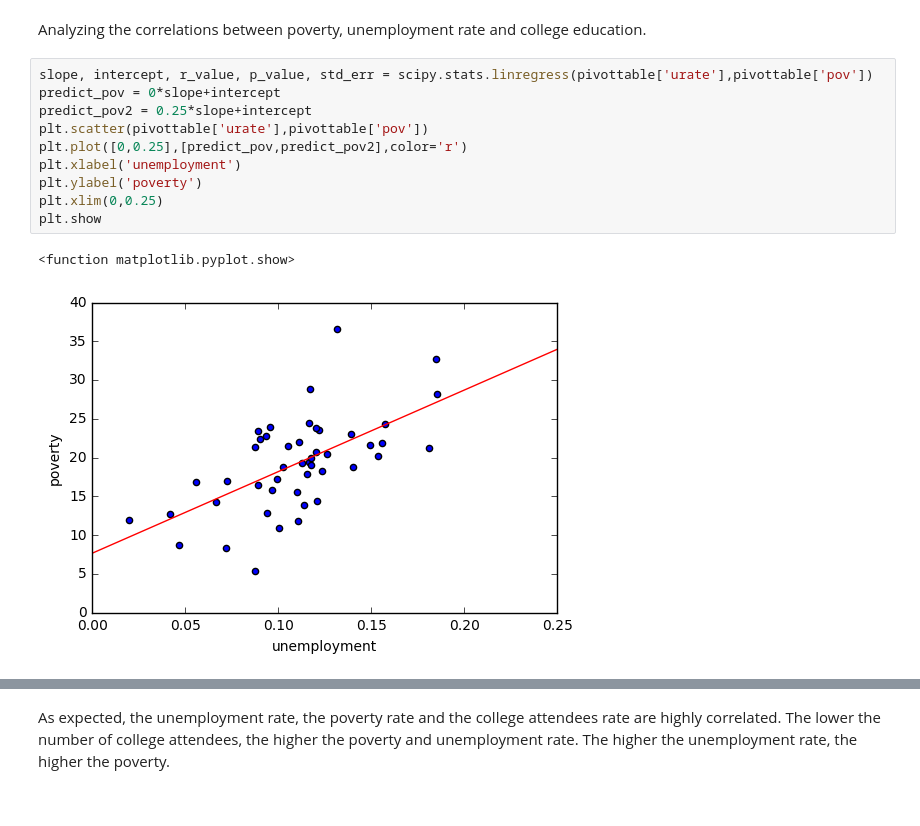
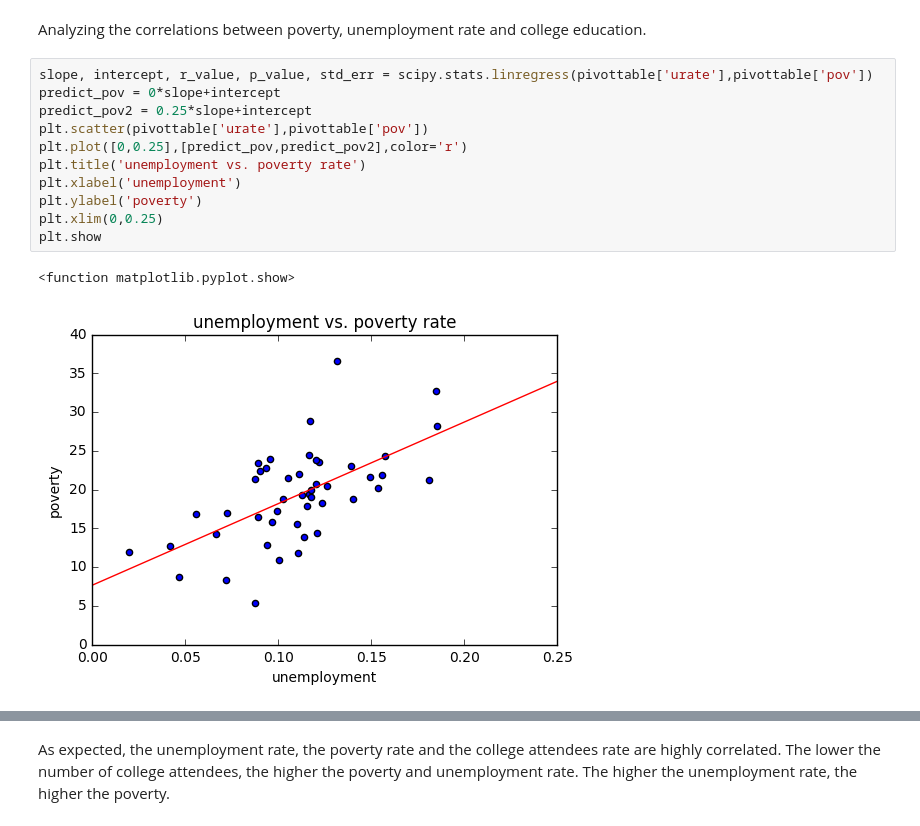
Before and after one commit to Chrisscross8/Portfolio, a Jupyter notebook: Police Killings in 2015.ipynb, the cells around one changed output, grey strips where cells are left out. Cells and saved outputs as stored; diff of their text form.

```diff
--- a/Police Killings in 2015.ipynb
+++ b/Police Killings in 2015.ipynb
@@ -463,16 +431,17 @@ Analyzing the correlations between poverty, unemployment rate and college educat
 # %%
 slope, intercept, r_value, p_value, std_err = scipy.stats.linregress(pivottable['urate'],pivottable['pov'])
 predict_pov = 0*slope+intercept
 predict_pov2 = 0.25*slope+intercept
 plt.scatter(pivottable['urate'],pivottable['pov'])
 plt.plot([0,0.25],[predict_pov,predict_pov2],color='r')
+plt.title('unemployment vs. poverty rate')
 plt.xlabel('unemployment')
 plt.ylabel('poverty')
 plt.xlim(0,0.25)
 plt.show
 # %% [output]
 <function matplotlib.pyplot.show>
-[figure, old version]
+[figure, new version]
 # %%
 slope, intercept, r_value, p_value, std_err = scipy.stats.linregress(pivottable['college'],pivottable['urate'])
 predict_pov = 0*slope+intercept
```
Also changed, not shown: parts of 11 cells of this notebook.
